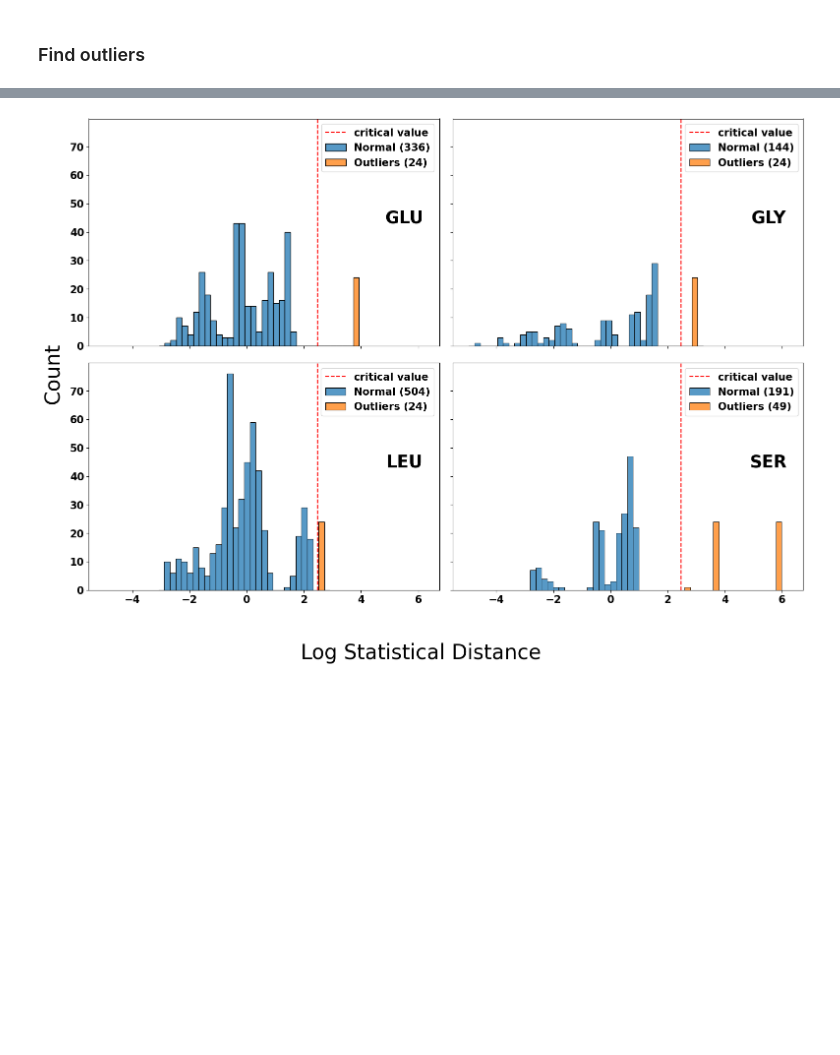
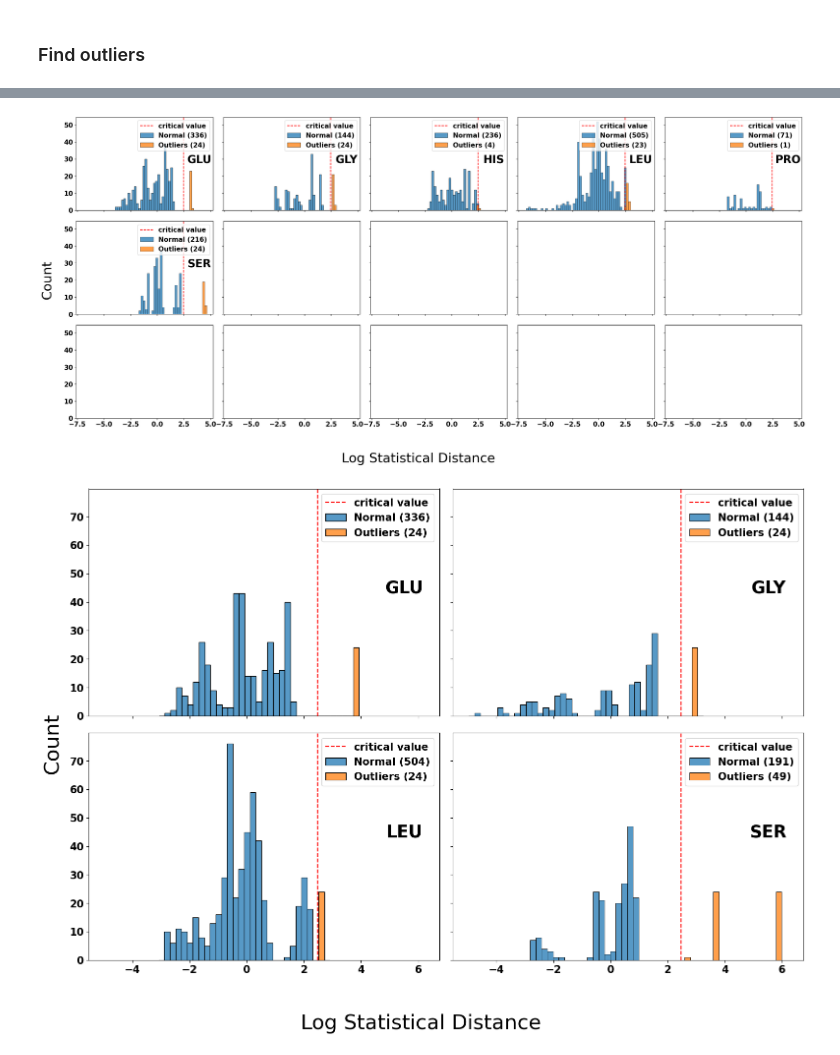
Before and after one commit to bookbnnbnn/Weighted-Empirical-Baysian-Model, a Jupyter notebook: Instance_real_data.ipynb, the cells around one changed output, grey strips where cells are left out. Cells and saved outputs as stored; diff of their text form; code cells hidden in the pictures; blank space fills up the shorter version.

```diff
--- a/Instance_real_data.ipynb
+++ b/Instance_real_data.ipynb
@@ -54,3 +250,7 @@ outliers, statistic_distances = web.find_outliers()
+# %%
+web.distances_hist()
+# %% [output]
+[figure, added]
 # %%
 web.distances_hist(f"./figures/distances_hist_{PROTEIN}_{EM_MAP}")
 # %% [output]
```
Also changed, not shown: parts of 24 cells of this notebook, 1 other file.
